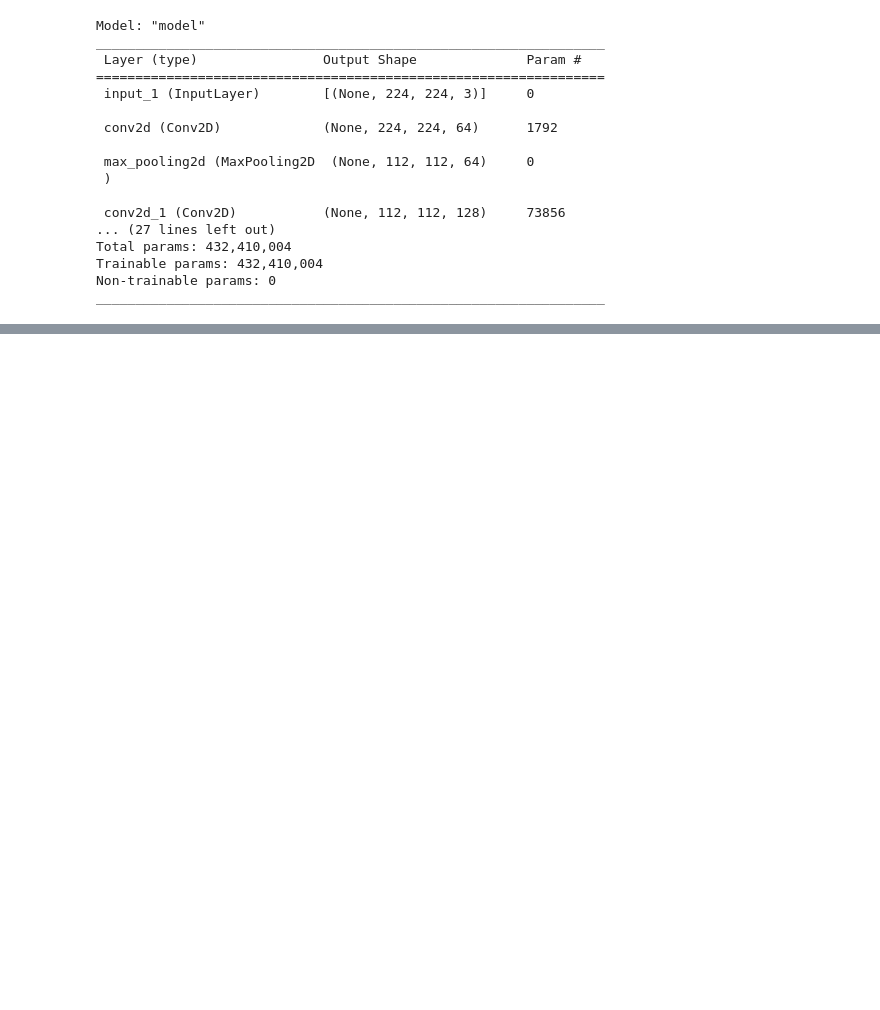
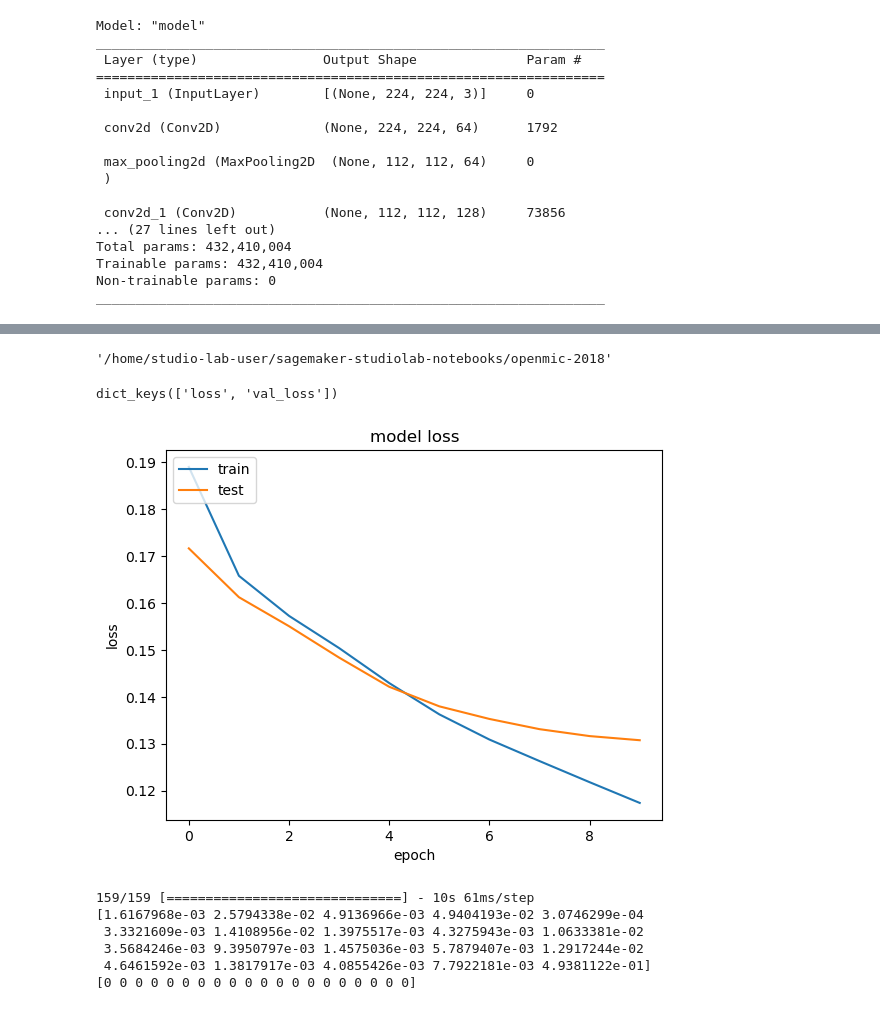
Before and after one commit to aritejhg/ESP3201-Instrument-indentification, a Jupyter notebook: training.ipynb, the cells around one changed output, grey strips where cells are left out. Drawn from its saved outputs; the diff is of its cells as text; code cells hidden in the pictures; blank space fills up the shorter version.

```diff
--- a/training.ipynb
+++ b/training.ipynb
@@ -192,11 +199,9 @@ Non-trainable params: 0
 _________________________________________________________________
 # %%
 LR = 1e-5 # Keep it small when transfer learning
-EPOCHS = 10
+EPOCHS = 1
 loss_fn = tf.keras.losses.BinaryCrossentropy()
 # %%
 model.compile(
   optimizer=tf.keras.optimizers.Adam(learning_rate=LR),
-  loss=loss_fn)
+  loss=loss_fn, metrics = ['Recall', 'Precision'])
-# %%
-history = model.fit(x_train, epochs = EPOCHS, validation_data = x_test)
@@ -210,0 +208,6 @@ Epoch 4/10
+# %%
+earlyStopping = EarlyStopping(monitor='val_loss', patience=10, verbose=0, mode='min')
+mcp_save = ModelCheckpoint('.mdl_wts.hdf5', save_best_only=True, monitor='val_loss', mode='min')
+reduce_lr_loss = ReduceLROnPlateau(monitor='val_loss', factor=0.1, patience=7, verbose=1, epsilon=1e-4, mode='min')
+
+history = model.fit(x_train, epochs = EPOCHS, callbacks=[earlyStopping, mcp_save, reduce_lr_loss], validation_data = x_test)
@@ -210,0 +217,41 @@ Epoch 4/10
+# %%
+pwd
+# %% [output]
+'/home/studio-lab-user/sagemaker-studiolab-notebooks/openmic-2018'
+# %%
+# list all data in history
+print(history.history.keys())
+# %% [output]
+dict_keys(['loss', 'val_loss'])
+# %%
+import matplotlib.pyplot as plt
+# # summarize history for accuracy
+# plt.plot(history.history['loss'])
+# plt.plot(history.history['val_loss'])
+# plt.title('model loss')
+# plt.ylabel('loss')
+# plt.xlabel('epoch')
+# plt.legend(['train', 'test'], loc='upper left')
+# plt.show()
+# summarize history for loss
+plt.plot(history.history['loss'])
+plt.plot(history.history['val_loss'])
+plt.title('model loss')
+plt.ylabel('loss')
+plt.xlabel('epoch')
+plt.legend(['train', 'test'], loc='upper left')
+plt.show()
+# %% [output]
+[figure, added]
+# %%
+y_pred = model.predict(x_test, batch_size = 1)
+print(y_pred[0])
+y_pred1 = np.where(y_pred > 0.5, 1, 0)
+print(y_pred1[0])
+# %% [output]
+159/159 [==============================] - 10s 61ms/step
+[1.6167968e-03 2.5794338e-02 4.9136966e-03 4.9404193e-02 3.0746299e-04
+ 3.3321609e-03 1.4108956e-02 1.3975517e-03 4.3275943e-03 1.0633381e-02
+ 3.5684246e-03 9.3950797e-03 1.4575036e-03 5.7879407e-03 1.2917244e-02
+ 4.6461592e-03 1.3817917e-03 4.0855426e-03 7.7922181e-03 4.9381122e-01]
+[0 0 0 0 0 0 0 0 0 0 0 0 0 0 0 0 0 0 0 0]
```
Also changed, not shown: parts of 8 cells of this notebook.
